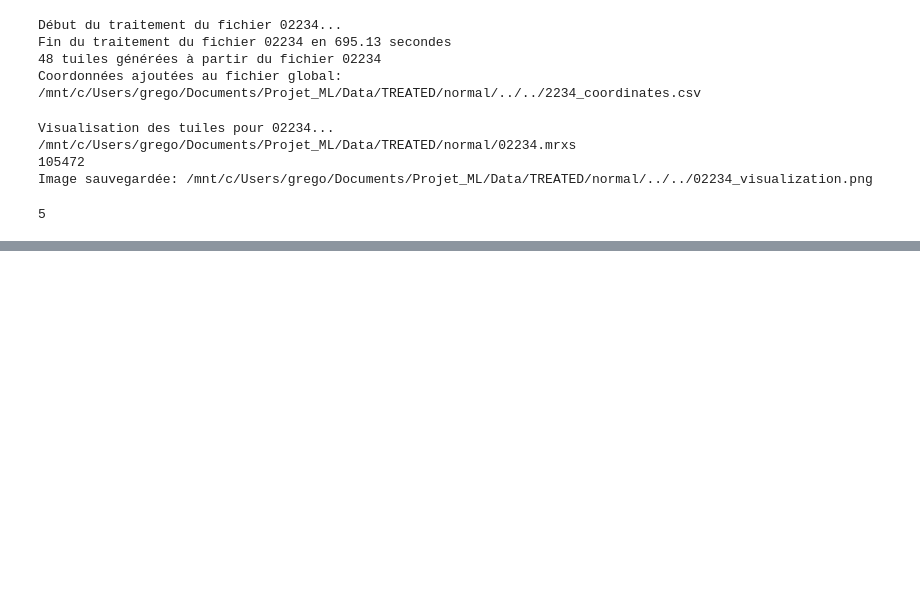
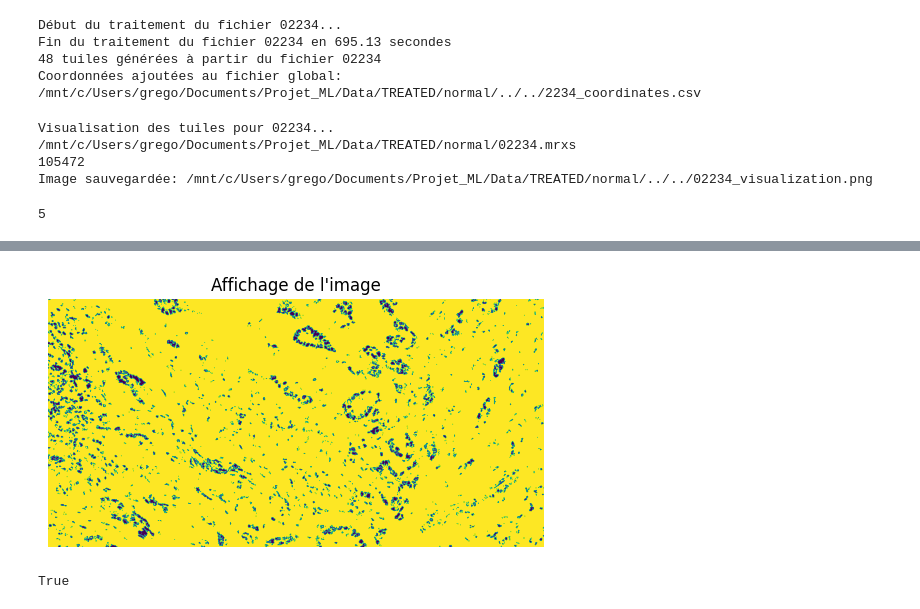
Before and after one commit to Greg-hub-dev/anapath, a Jupyter notebook: anapath/notebooks/Test_fonction.ipynb, the cells around one changed output, grey strips where cells are left out. Cells and saved outputs as stored; diff of their text form; code cells hidden in the pictures; blank space fills up the shorter version.

```diff
--- a/anapath/notebooks/Test_fonction.ipynb
+++ b/anapath/notebooks/Test_fonction.ipynb
@@ -51,0 +72,19 @@ len(list_file_selected['02234'])
+# %%
+rgb_channels=cv2.resize(rgb_channels,(1024,512))
+gray=cv2.cvtColor(rgb_channels,cv2.COLOR_BGR2GRAY)
+#ret,th=cv2.threshold(gray,50,255,cv2.THRESH_BINARY)
+#mask = cv2.inRange(gray, 0, 50)  # Ne garde que les pixels entre 0 et 70
+mask = cv2.inRange(gray, 0,110)  # Crée un masque binaire: 255 pour pixels entre 0-30, 0 pour les autres
+result = np.ones_like(gray) * 255  # Créer une image toute blanche
+result[mask == 255] = 0  # Mettre les pixels du masque en noir
+#cv2.namedWindow('image',cv2.WINDOW_NORMAL)
+#cv2.imshow('image',th)
+cv2.waitKey(0)
+cv2.destroyAllWindows()
+display_image(result)
+# %% [output]
+[figure, added]
+# %%
+cv2.imwrite('image_resultat.png', result)
+# %% [output]
+True
```
Also changed, not shown: parts of 6 cells of this notebook, 3 other files.
